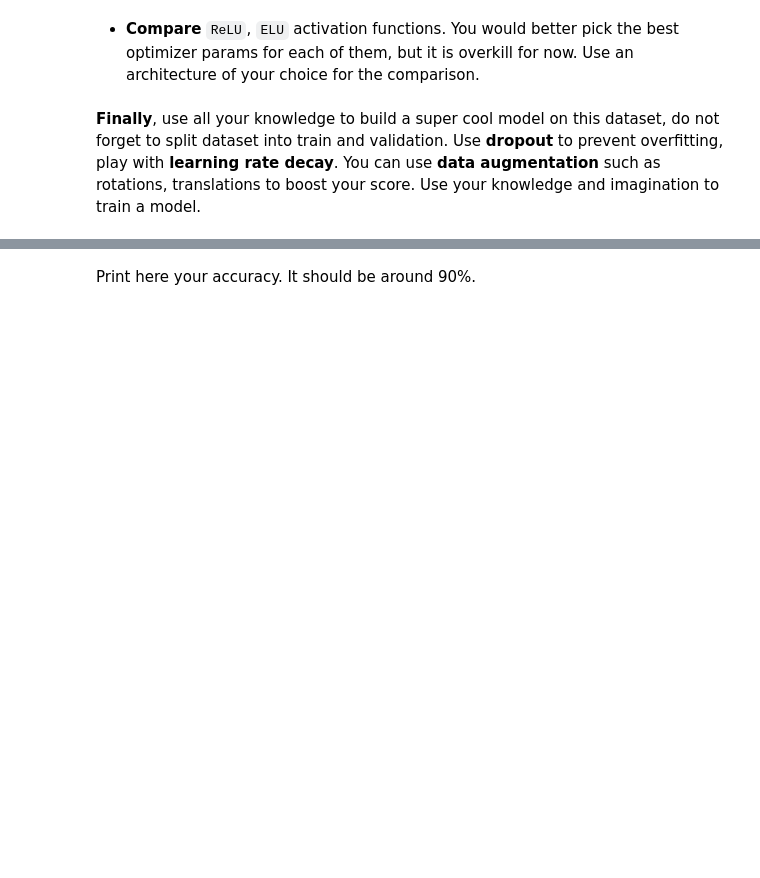
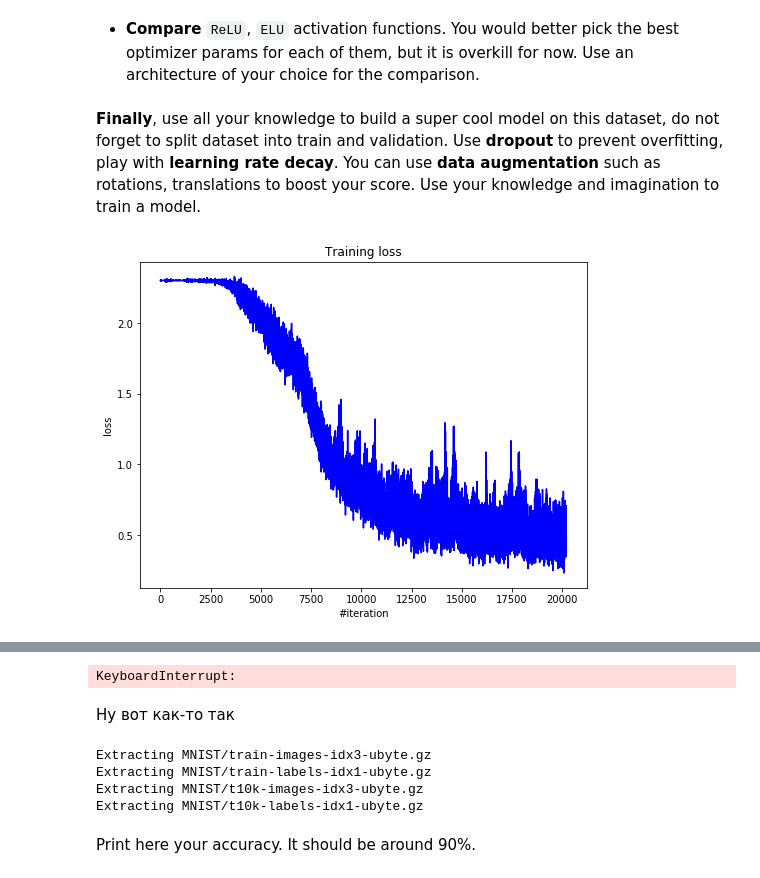
Before and after one commit to ValeriyaSinevich/ml_mipt_2017, a Jupyter notebook: hw5/hw1_main.ipynb, the cells around one changed output, grey strips where cells are left out. Drawn from its saved outputs; the diff is of its cells as text; code cells hidden in the pictures; blank space fills up the shorter version.

```diff
--- a/hw5/hw1_main.ipynb
+++ b/hw5/hw1_main.ipynb
@@ -282,3 +297,12 @@ One-hot encode the labels first.
+# %%
+def encode(x):
+    new_arr = np.zeros(n_labels + 1)
+    new_arr[x] = 1
+    return new_arr
+
+n_labels = np.max(Y)
+Y = np.array(list(map(encode, Y))).astype(float)
+# Your code goes here. ################################################
 # %% [markdown]
 - **Compare** `ReLU`, `ELU` activation functions.
 You would better pick the best optimizer params for each of them, but it is overkill for now. Use an architecture of your choice for the comparison.
@@ -287,2 +327,10 @@ You would better pick the best optimizer params for each of them, but it is over
+# %%
+# Iptimizer params
+optimizer_config = {'learning_rate' : 0.01, 'momentum': 0.99}
+optimizer_state = {}
+
+# Looping params
+n_epoch = 150
+batch_size = 128
 # %% [markdown]
 **Finally**, use all your knowledge to build a super cool model on this dataset, do not forget to split dataset into train and validation. Use **dropout** to prevent overfitting, play with **learning rate decay**. You can use **data augmentation** such as rotations, translations to boost your score. Use your knowledge and imagination to train a model.
@@ -290,0 +337,42 @@ You would better pick the best optimizer params for each of them, but it is over
+# %%
+loss_history = []
+
+for i in range(n_epoch):
+#     j = 0
+    for x_batch, y_batch in get_batches((X, Y), batch_size):
+        net.zeroGradParameters()
+
+        # Forward
+        predictions = net.forward(x_batch)
+#         print(predictions)
+        loss = criterion.forward(predictions, y_batch)
+
+#         j += 1
+#         if i == 0 and j == 1:
+#             print (loss)
+
+        # Backward
+        dp = criterion.backward(predictions, y_batch)
+        net.backward(x_batch, dp)
+
+        # Update weights
+        sgd_momentum(net.getParameters(),
+                     net.getGradParameters(),
+                     optimizer_config,
+                     optimizer_state)
+
+        loss_history.append(loss)
+
+    # Visualize
+    display.clear_output(wait=True)
+    plt.figure(figsize=(8, 6))
+
+    plt.title("Training loss")
+    plt.xlabel("#iteration")
+    plt.ylabel("loss")
+    plt.plot(loss_history, 'b')
+    plt.show()
+
+    print('Current loss: %f' % loss)
+# %% [output]
+[figure, added]
@@ -291,2 +380,20 @@ You would better pick the best optimizer params for each of them, but it is over
+KeyboardInterrupt:
+# %% [markdown]
+Ну вот как-то так
+# %%
+import os
+import tensorflow.examples.tutorials.mnist.input_data as input_data
+from sklearn.datasets import fetch_mldata
+
+mnist = input_data.read_data_sets("MNIST")
+X_test, Y_test = mnist.test.images / 255.0, mnist.test.labels
+#     X = X[1000]
+#     Y  = Y[1000]
+# np.savez('mnist.npz', X=X, y=y)
+# %% [output]
+Extracting MNIST/train-images-idx3-ubyte.gz
+Extracting MNIST/train-labels-idx1-ubyte.gz
+Extracting MNIST/t10k-images-idx3-ubyte.gz
+Extracting MNIST/t10k-labels-idx1-ubyte.gz
 # %% [markdown]
 Print here your accuracy. It should be around 90%.
```
Also changed, not shown: parts of 30 cells of this notebook.
